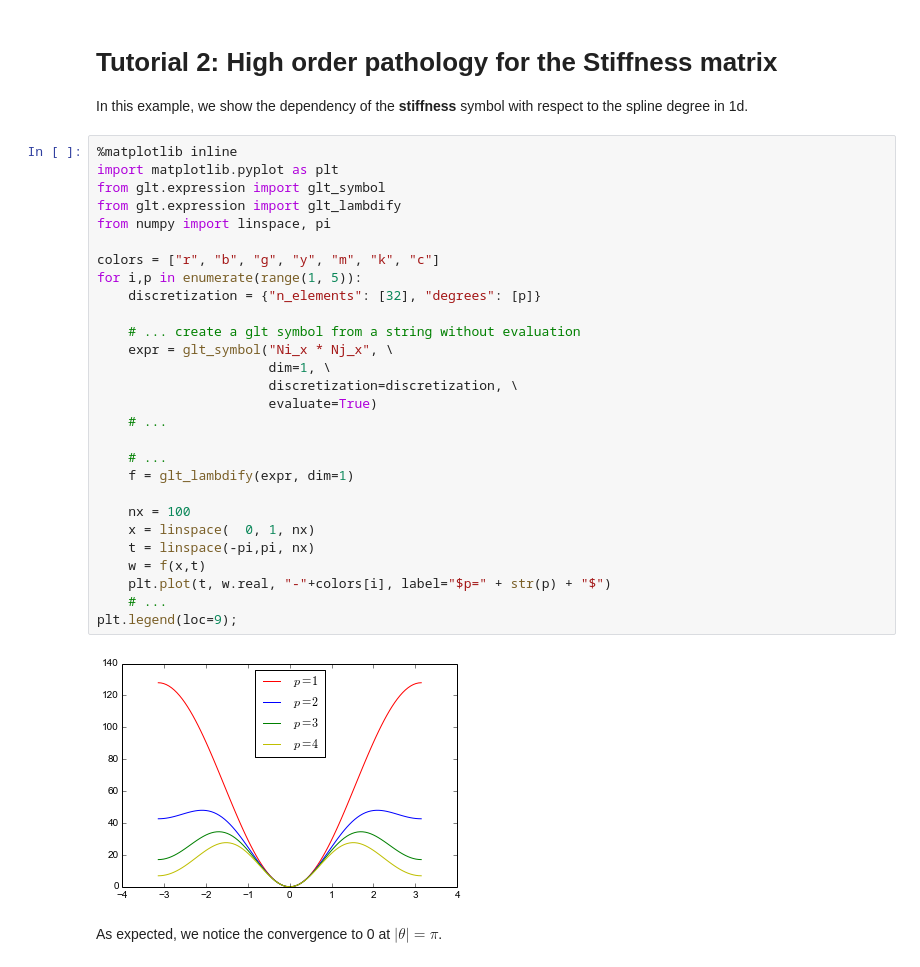
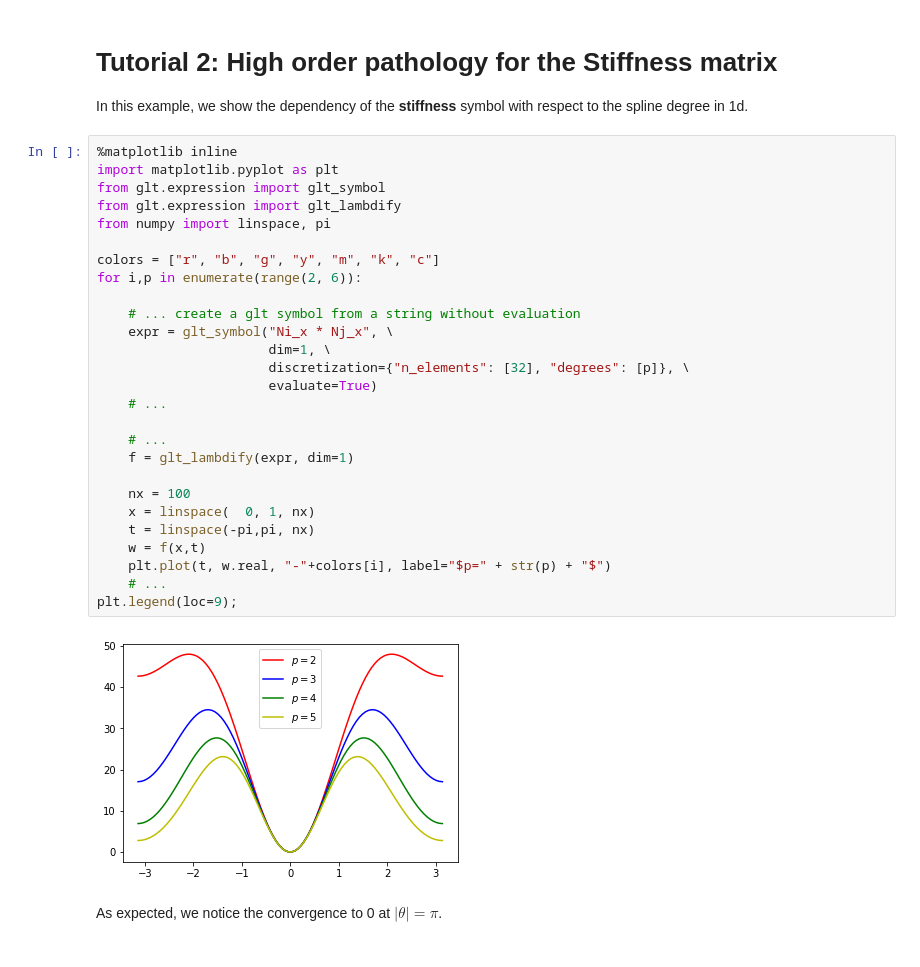
Before and after one commit to pyccel/GeLaTo, a Jupyter notebook: notebooks/tutorials/tutorial_2.ipynb, the cells around one changed output. Cells and saved outputs as stored; diff of their text form.

```diff
--- a/notebooks/tutorials/tutorial_2.ipynb
+++ b/notebooks/tutorials/tutorial_2.ipynb
@@ -5,32 +5,31 @@ In this example, we show the dependency of the **stiffness** symbol with respect
 # %%
 %matplotlib inline
 import matplotlib.pyplot as plt
 from glt.expression import glt_symbol
 from glt.expression import glt_lambdify
 from numpy import linspace, pi
 
 colors = ["r", "b", "g", "y", "m", "k", "c"]
-for i,p in enumerate(range(1, 5)):
-    discretization = {"n_elements": [32], "degrees": [p]}
+for i,p in enumerate(range(2, 6)):
 
     # ... create a glt symbol from a string without evaluation
     expr = glt_symbol("Ni_x * Nj_x", \
                       dim=1, \
-                      discretization=discretization, \
+                      discretization={"n_elements": [32], "degrees": [p]}, \
                       evaluate=True)
     # ...
 
     # ...
     f = glt_lambdify(expr, dim=1)
 
     nx = 100
     x = linspace(  0, 1, nx)
     t = linspace(-pi,pi, nx)
     w = f(x,t)
     plt.plot(t, w.real, "-"+colors[i], label="$p=" + str(p) + "$")
     # ...
 plt.legend(loc=9);
 # %% [output]
-[figure, old version]
+[figure, new version]
 # %% [markdown]
 As expected, we notice the convergence to 0 at $| \theta | = \pi$.
```
Also changed, not shown: parts of 2 cells of this notebook, 5 other files.
